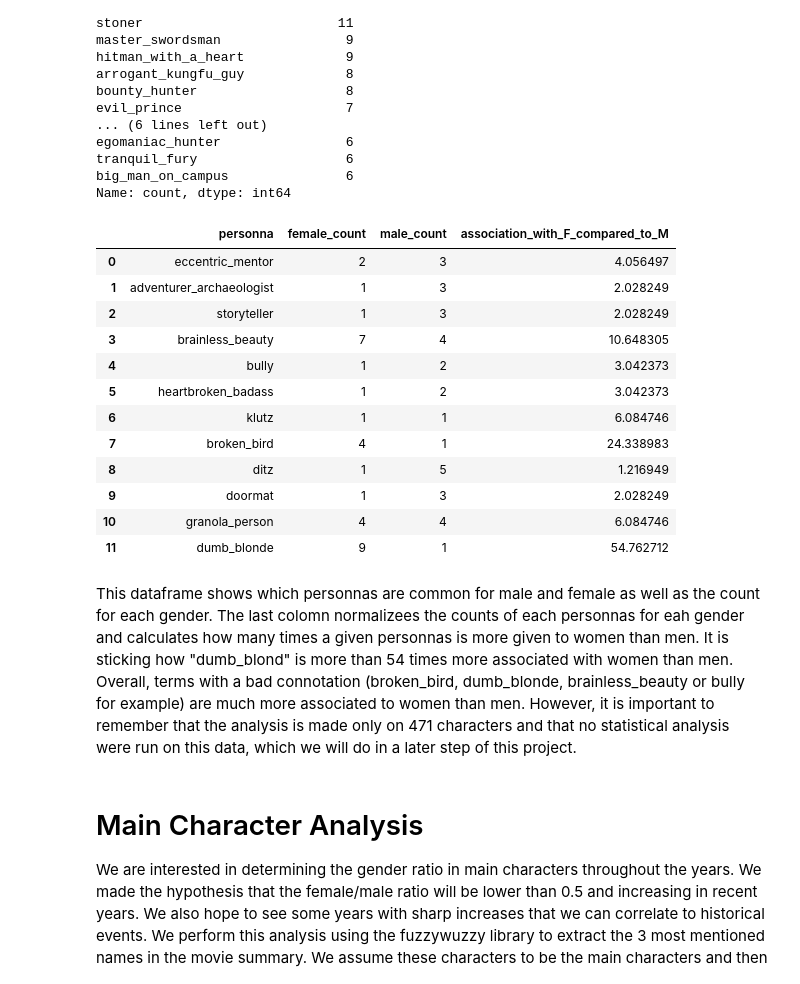
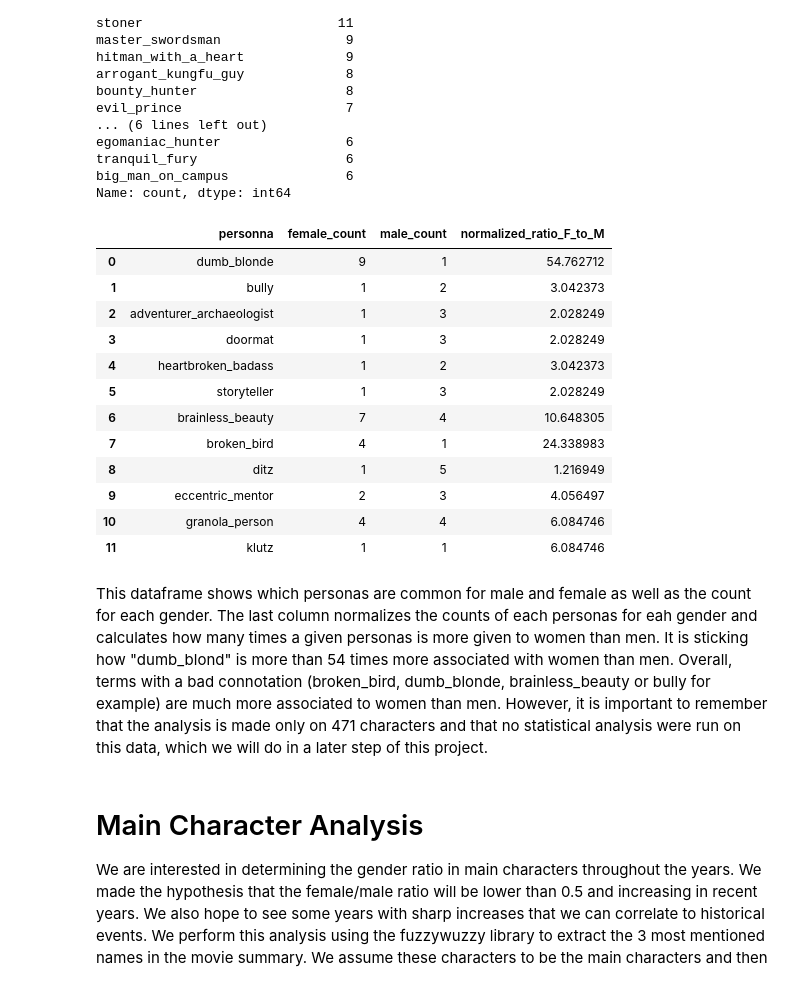
Before and after one commit to epfl-ada/ada-2023-project-badabob, a Jupyter notebook: M2.ipynb, the cells around one changed output. Saved outputs shown, nothing was run; the diff lists cells and outputs as text; code cells hidden in the pictures.

```diff
--- a/M2.ipynb
+++ b/M2.ipynb
@@ -360,7 +376,8 @@ From the original character dataset, we dropped  17841 characters either because
 <a id='subsection-4.1'></a>
 # %%
 # Read the data from the text file, comma is the delimiter
-personnas_metadata = pd.read_csv(data_folder + 'tvtropes.clusters.txt', names=['personnas', 'data'], header=None, sep='\t')
+personnas_metadata = pd.read_csv(data_folder + 'tvtropes.clusters.txt', names=['personnas', 'data'],
+                                 header=None, sep='\t')
 
 # Replace single quotes with a placeholder character, to avoid error in parsing
 personnas_metadata['data'] = personnas_metadata['data'].str.replace("'", "@@QUOTE@@")
@@ -376,9 +393,12 @@ def json_loads(x):
 
 # Parse the JSON-like strings and split them into separate columns
 personnas_metadata['data'] = personnas_metadata['data'].apply(json_loads)
-personnas_metadata = pd.concat([personnas_metadata.drop('data', axis=1), personnas_metadata['data'].apply(pd.Series)], axis=1)
+personnas_metadata = pd.concat([personnas_metadata.drop('data', axis=1),
+                                personnas_metadata['data'].apply(pd.Series)], axis=1)
 
-#Rename the id column so it matches  with the character dataset to be able to merge (information from the README file) --> maps the actor with its character in the character metadata dataset
+#Rename the id column so it matches with the character dataset to be able
+# to merge (information from the README file) --> maps the actor with its character in
+# the character metadata dataset
 personnas_metadata.rename(columns={'id': 'freebase_character_actor_mapID'}, inplace=True)
 
 display(personnas_metadata)
@@ -401,6 +421,8 @@ Let's merge this data with the character data we have on freebase_character_acto
 # %%
-# only add the column personnas to the characters dataset
-character_metadata_noNA_genderYear_personnas = character_metadata.merge(personnas_metadata[['freebase_character_actor_mapID', 'personnas']],on=["freebase_character_actor_mapID"],how="left").copy()
+# only add the column personas to the characters dataset
+character_metadata_noNA_genderYear_personnas = \
+    character_metadata.merge(personnas_metadata[['freebase_character_actor_mapID', 'personnas']],
+                             on=["freebase_character_actor_mapID"],how="left").copy()
 
 display(character_metadata_noNA_genderYear_personnas)
 # %% [output]
@@ -420,7 +442,9 @@ display(character_metadata_noNA_genderYear_personnas)
 # %% [markdown]
 Finally, we will add the name of the movies to the dataset to facilitate merges with datasets that do not have wikipedia ID.
 # %%
-character_metadata_noNA_genderYear_personnas = pd.merge(character_metadata_noNA_genderYear_personnas, movies_metadata[['wikipedia_ID', 'name']], how='left', on='wikipedia_ID')
+character_metadata_noNA_genderYear_personnas = \
+    pd.merge(character_metadata_noNA_genderYear_personnas, movies_metadata[['wikipedia_ID', 'name']],
+             how='left', on='wikipedia_ID')
 # %% [markdown]
 # Complementing the dataset after 2010
 <a id='section-5'></a>
@@ -884,11 +992,15 @@ Since we do not have the wikipedia IDs of the movie scraped on IMDB and the IMDB
 One caveat of this merge method is that the merge will not be accurate if one actor plays two different characters in the same movie or in a movie of the same year with the same name. However, we are assuming that this event is rare enough and that we have enough data so that it doesn't influence our analysis too much.
 # %%
 # merge datasets
-characters_data = pd.merge(provided_characters, IMDB_characters_data, on=['name', 'actor_name', 'release_date'], how='outer').copy()
+characters_data = pd.merge(provided_characters, IMDB_characters_data,
+                           on=['name', 'actor_name', 'release_date'], how='outer').copy()
 # remove columns that were duplicated
 duplicated_cols = ['actor_gender', 'actor_age']
 characters_data= remove_duplicated_columns(characters_data, duplicated_cols)
-characters_data = remove_duplicated_columns(characters_data, ['character_name'], col_to_keep='_y', col_to_delete='_x')
+characters_data = remove_duplicated_columns(characters_data, ['character_name'],
+                                            col_to_keep='_y', col_to_delete='_x')
+# change NA to None
+characters_data['actor_gender'].replace('NA', None, inplace=True)
 # remove potential duplicates but keep NaNs
 characters_data = characters_data.drop_duplicates(subset=['character_name', 'actor_name', 'release_date', 'name'])
 # %%
@@ -1148,43 +1325,44 @@ tranquil_fury                   6
 big_man_on_campus               6
 Name: count, dtype: int64
 # %%
-# Extract the index (unique 'personnas') from both DataFrames
+# Extract the index (unique 'personas') from both DataFrames
 female_personnas = sorted_female_personnas_counts.index
 male_personnas = sorted_male_personnas_counts.index
 
-# Find the intersection between the two sets of 'personnas'
+# Find the intersection between the two sets of 'personas'
 common_personnas = set(female_personnas) & set(male_personnas)
 
-# Create a list of with the common personnas and their count in the male and female data
+# Create a list of with the common personas and their count in the male and female data
 common_personnas_data = [
     {
         'personna': personna,
         'female_count': sorted_female_personnas_counts.get(personna, 0),
         'male_count': sorted_male_personnas_counts.get(personna, 0),
-        'association_with_F_compared_to_M' : (sorted_female_personnas_counts.get(personna, 0)/len(female_personnas_data)) / (sorted_male_personnas_counts.get(personna, 0)/len(male_personnas_data))
+        'normalized_ratio_F_to_M' : (sorted_female_personnas_counts.get(personna, 0)/len(female_personnas_data)) /
+                                             (sorted_male_personnas_counts.get(personna, 0)/len(male_personnas_data))
     }
     for personna in common_personnas
 ]
 
 # Create a DataFrame from the list of dictionaries
 common_personnas_df = pd.DataFrame(common_personnas_data)
 display(common_personnas_df)
 # %% [output]
-|  | personna | female_count | male_count | association_with_F_compared_to_M |
-| 0 | eccentric_mentor | 2 | 3 | 4.056497 |
-| 1 | adventurer_archaeologist | 1 | 3 | 2.028249 |
-| 2 | storyteller | 1 | 3 | 2.028249 |
-| 3 | brainless_beauty | 7 | 4 | 10.648305 |
-| 4 | bully | 1 | 2 | 3.042373 |
-| 5 | heartbroken_badass | 1 | 2 | 3.042373 |
-| 6 | klutz | 1 | 1 | 6.084746 |
+|  | personna | female_count | male_count | normalized_ratio_F_to_M |
+| 0 | dumb_blonde | 9 | 1 | 54.762712 |
+| 1 | bully | 1 | 2 | 3.042373 |
+| 2 | adventurer_archaeologist | 1 | 3 | 2.028249 |
+| 3 | doormat | 1 | 3 | 2.028249 |
+| 4 | heartbroken_badass | 1 | 2 | 3.042373 |
+| 5 | storyteller | 1 | 3 | 2.028249 |
+| 6 | brainless_beauty | 7 | 4 | 10.648305 |
 | 7 | broken_bird | 4 | 1 | 24.338983 |
 | 8 | ditz | 1 | 5 | 1.216949 |
-| 9 | doormat | 1 | 3 | 2.028249 |
+| 9 | eccentric_mentor | 2 | 3 | 4.056497 |
 | 10 | granola_person | 4 | 4 | 6.084746 |
-| 11 | dumb_blonde | 9 | 1 | 54.762712 |
+| 11 | klutz | 1 | 1 | 6.084746 |
 # %% [markdown]
-This dataframe shows which personnas are common for male and female as well as the count for each gender. The last colomn normalizees the counts of each personnas for eah gender and calculates how many times a given personnas is more given to women than men. It is sticking how "dumb_blond" is more than 54 times more associated with women than men. Overall, terms with a bad connotation (broken_bird, dumb_blonde, brainless_beauty or bully for example) are much more associated to women than men. However, it is important to remember that the analysis is made only on 471 characters and that no statistical analysis were run on this data, which we will do in a later step of this project.
+This dataframe shows which personas are common for male and female as well as the count for each gender. The last column normalizes the counts of each personas for eah gender and calculates how many times a given personas is more given to women than men. It is sticking how "dumb_blond" is more than 54 times more associated with women than men. Overall, terms with a bad connotation (broken_bird, dumb_blonde, brainless_beauty or bully for example) are much more associated to women than men. However, it is important to remember that the analysis is made only on 471 characters and that no statistical analysis were run on this data, which we will do in a later step of this project.
 # %% [markdown]
 # Main Character Analysis
 
```
Also changed, not shown: parts of 73 cells of this notebook, 1 other file.
